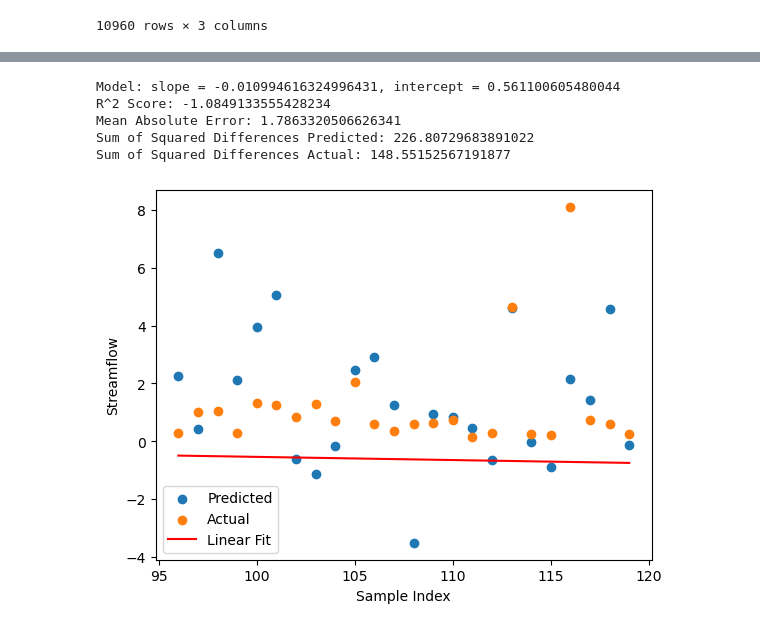
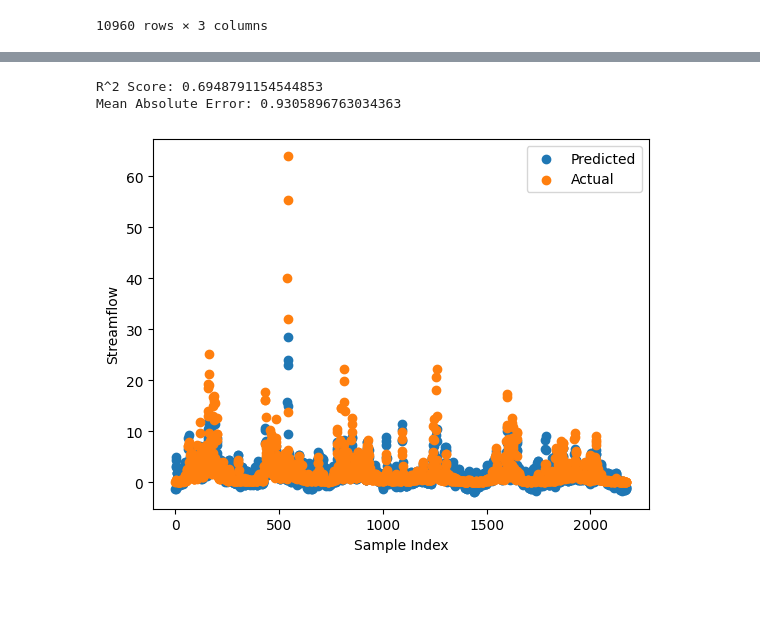
Before and after one commit to hwrs640/computational_methods_course_Roz_Roberts, a Jupyter notebook: Homework Codes/Homework #2/HW2Q2.ipynb, the cells around one changed output, grey strips where cells are left out. Cells and saved outputs as stored; diff of their text form; code cells hidden in the pictures; blank space fills up the shorter version.

```diff
--- a/Homework Codes/Homework #2/HW2Q2.ipynb
+++ b/Homework Codes/Homework #2/HW2Q2.ipynb
@@ -56,4 +56,8 @@ Removed Inhomogenous Data at the end of the dataset
 # %%
-dt = dr.values.reshape(R, 91, 3)
-dt = xr.DataArray(dt, dims=["Sample","Days", "Variables"], coords={"Sample" : range(R), "Days": range(91), "Variables" : ["Precipitation", "Temperature", "Streamflow"]})
-dt
+x_size = len(x)
+train_cut = int(0.8 * x_size)
+
+PT_train = x[:train_cut]
+PT_test = x[train_cut:]
+Q_train = y[:train_cut]
+Q_real = y[train_cut:]
@@ -99,36 +64,20 @@ array([[0.    , 0.    , 0.    , ..., 0.8299, 0.8568, 0.6943],
-# %%
-train_cut = int(0.8*120)
-
-PT_train = PT[:train_cut]
-PT_test = PT[train_cut:]
-Q_train = Q[:train_cut]
-Q_test = Q[train_cut:]
 # %%
 model = LinearRegression()
 model.fit(PT_train, Q_train)
 
-print(f"Model: slope = {model.coef_[0]}, intercept = {model.intercept_}")
-
 Q_pred = model.predict(PT_test)
 
-X = np.linspace(0,len(Q_pred)-1, len(Q_pred)) + train_cut
-Y = X*model.coef_[0] + model.intercept_
+X = np.linspace(0,len(Q_pred)-1, len(Q_pred))
 
 plt.scatter(X, Q_pred, label="Predicted")
-plt.scatter(X, Q_test, label="Actual")
-plt.plot(X, Y, label="Linear Fit", color="red")
+plt.scatter(X, Q_real, label="Actual")
 plt.xlabel("Sample Index")
 plt.ylabel("Streamflow")
 plt.legend()
 
-print(f"R^2 Score: {r2_score(Q_test, Q_pred)}")
-print(f"Mean Absolute Error: {mean_absolute_error(Q_test, Q_pred)}")
-print(f"Sum of Squared Differences Predicted: {float(np.sum((Q_pred - Y)**2))}")
-print(f"Sum of Squared Differences Actual: {float(np.sum((Q_test - Y)**2))}")
+print(f"R^2 Score: {r2_score(Q_real, Q_pred)}")
+print(f"Mean Absolute Error: {mean_absolute_error(Q_real, Q_pred)}")
 # %% [output]
-Model: slope = -0.010994616324996431, intercept = 0.561100605480044
-R^2 Score: -1.0849133555428234
-Mean Absolute Error: 1.7863320506626341
-Sum of Squared Differences Predicted: 226.80729683891022
-Sum of Squared Differences Actual: 148.55152567191877
+R^2 Score: 0.6948791154544853
+Mean Absolute Error: 0.9305896763034363
-[figure, old version]
+[figure, new version]
```
Also changed, not shown: parts of 3 cells of this notebook, 2 other files.
